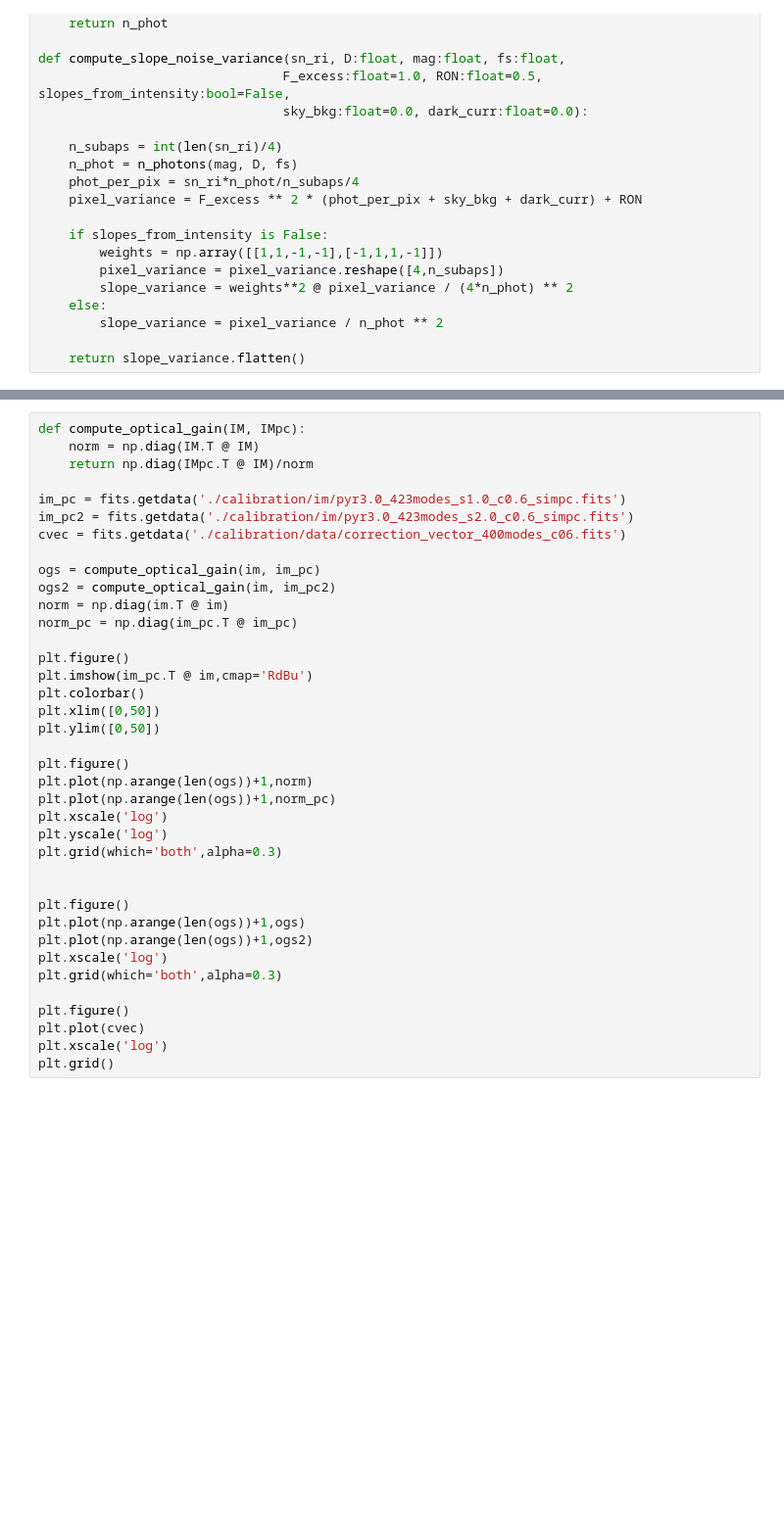
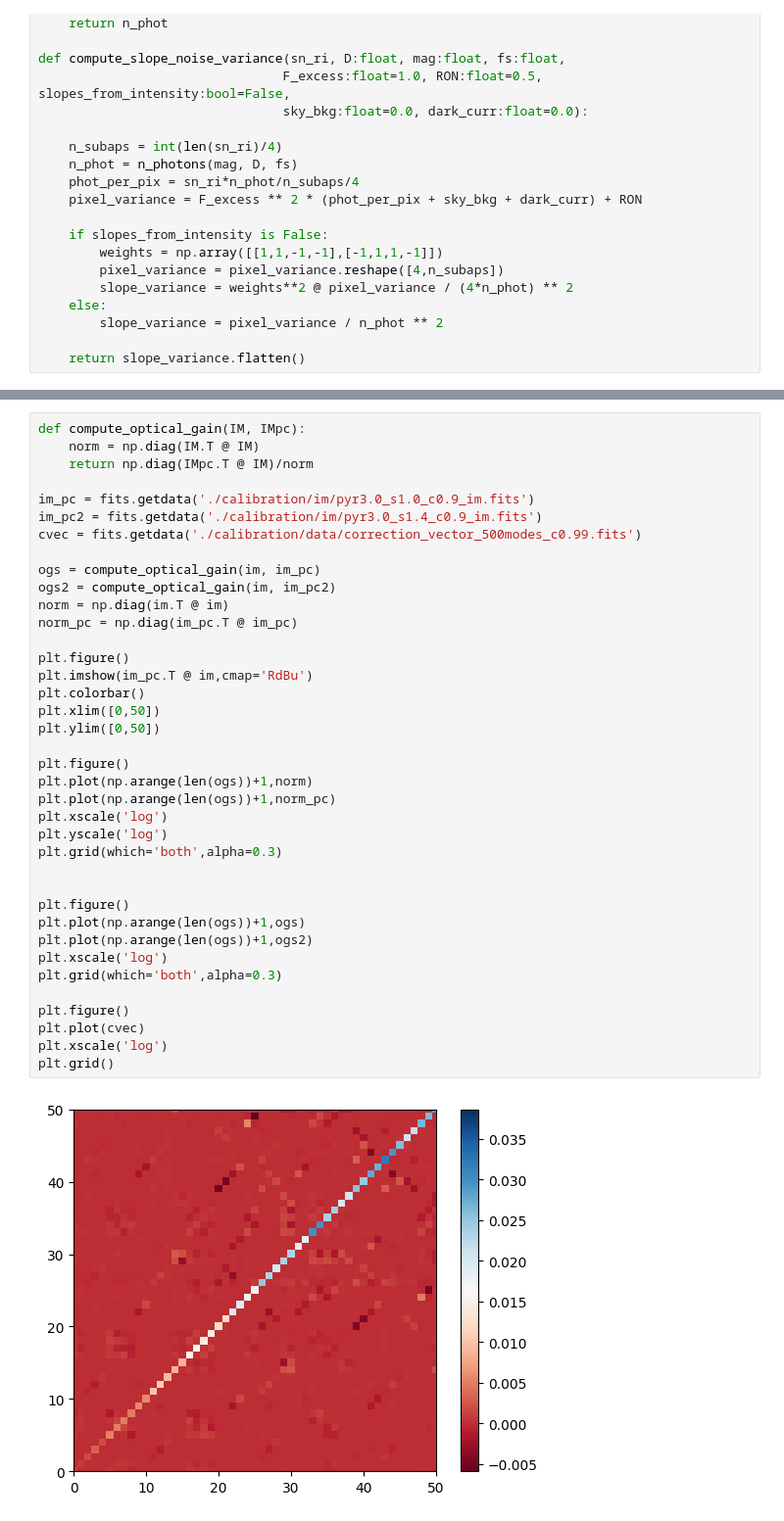
Before and after one commit to ArcetriAdaptiveOptics/SPECULA, a Jupyter notebook: config/ErrorBudget/debug_error_budget.ipynb, the cells around one changed output, grey strips where cells are left out. Shown at 98% size. Saved outputs shown, nothing was run; the diff lists cells and outputs as text; blank space fills up the shorter version.

```diff
--- a/config/ErrorBudget/debug_error_budget.ipynb
+++ b/config/ErrorBudget/debug_error_budget.ipynb
@@ -145,36 +165,38 @@ def compute_optical_gain(IM, IMpc):
     norm = np.diag(IM.T @ IM)
     return np.diag(IMpc.T @ IM)/norm
 
-im_pc = fits.getdata('./calibration/im/pyr3.0_423modes_s1.0_c0.6_simpc.fits')
-im_pc2 = fits.getdata('./calibration/im/pyr3.0_423modes_s2.0_c0.6_simpc.fits')
-cvec = fits.getdata('./calibration/data/correction_vector_400modes_c06.fits')
+im_pc = fits.getdata('./calibration/im/pyr3.0_s1.0_c0.9_im.fits')
+im_pc2 = fits.getdata('./calibration/im/pyr3.0_s1.4_c0.9_im.fits')
+cvec = fits.getdata('./calibration/data/correction_vector_500modes_c0.99.fits')
 
 ogs = compute_optical_gain(im, im_pc)
 ogs2 = compute_optical_gain(im, im_pc2)
 norm = np.diag(im.T @ im)
 norm_pc = np.diag(im_pc.T @ im_pc)
 
 plt.figure()
 plt.imshow(im_pc.T @ im,cmap='RdBu')
 plt.colorbar()
 plt.xlim([0,50])
 plt.ylim([0,50])
 
 plt.figure()
 plt.plot(np.arange(len(ogs))+1,norm)
 plt.plot(np.arange(len(ogs))+1,norm_pc)
 plt.xscale('log')
 plt.yscale('log')
 plt.grid(which='both',alpha=0.3)
 
 
 plt.figure()
 plt.plot(np.arange(len(ogs))+1,ogs)
 plt.plot(np.arange(len(ogs))+1,ogs2)
 plt.xscale('log')
 plt.grid(which='both',alpha=0.3)
 
 plt.figure()
 plt.plot(cvec)
 plt.xscale('log')
 plt.grid()
+# %% [output]
+[figure, added]
```
Also changed, not shown: parts of 7 cells of this notebook, 8 other files.
